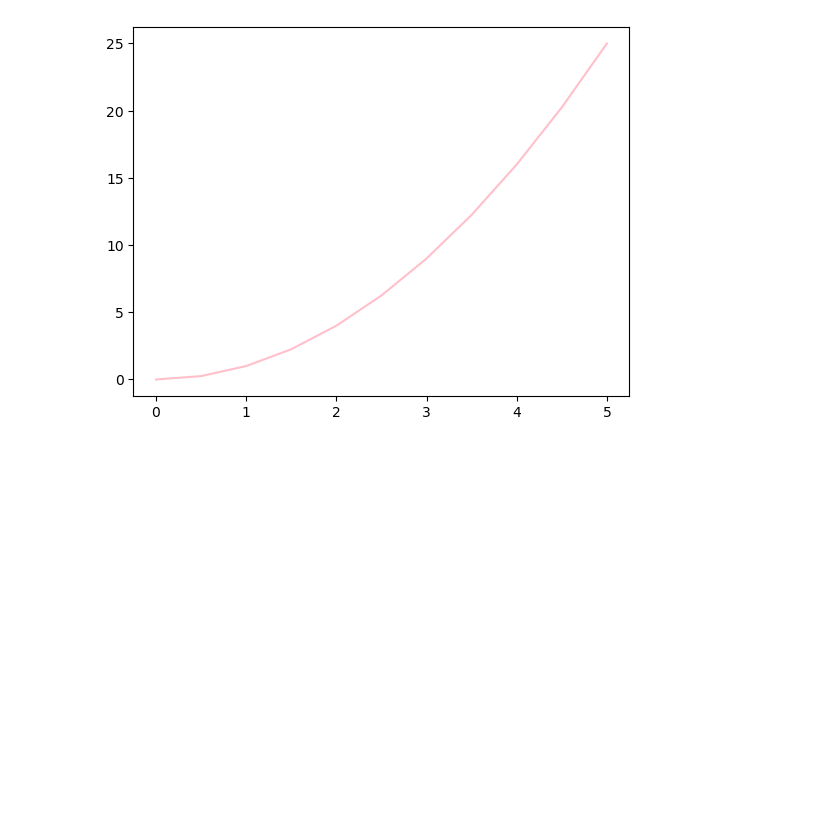
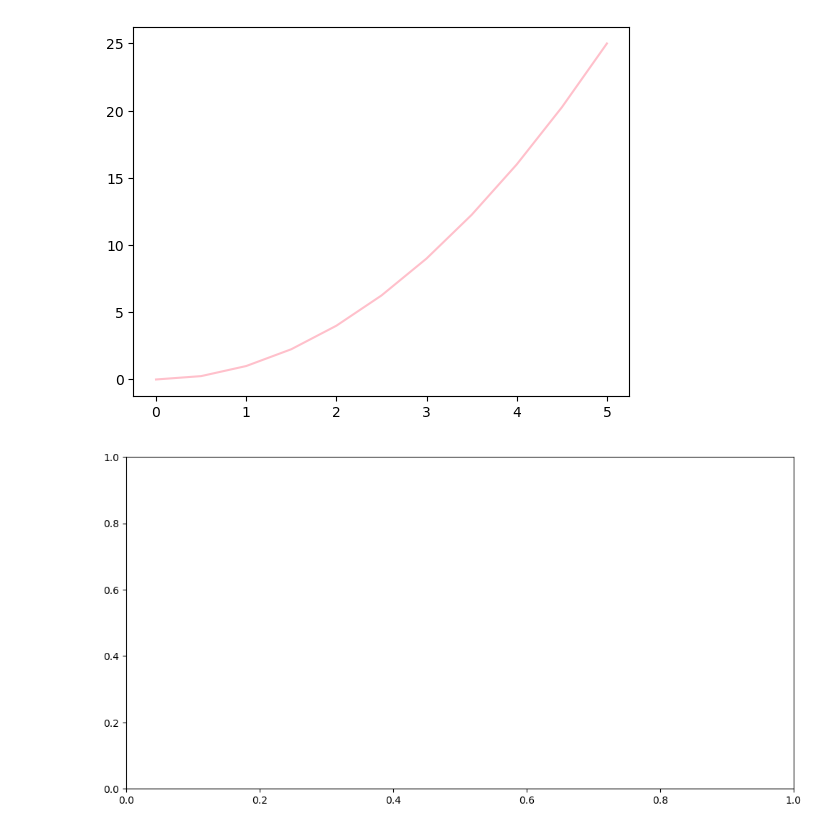
Before and after one commit to Muhammad-Haram/Data-Visualization, a Jupyter notebook: matplotlib.ipynb, the cells around one changed output. Drawn from its saved outputs; the diff is of its cells as text; code cells hidden in the pictures; blank space fills up the shorter version.

```diff
--- a/matplotlib.ipynb
+++ b/matplotlib.ipynb
@@ -100,3 +100,34 @@ plt.plot(x,y,color = 'pink')
 # %% [output]
 [<matplotlib.lines.Line2D at 0x...>]
 [figure]
+# %%
+import numpy as np
+import matplotlib.pyplot as plt
+
+xaxis = np.arange(1, 11)
+
+fig, ax = plt.subplots(figsize=(12, 6))
+
+# ax.plot(xaxis, xaxis + 1, color='red', linewidth=0.25)
+# ax.plot(xaxis, xaxis + 2, color='red', linewidth=0.50)
+# ax.plot(xaxis, xaxis + 3, color='red', linewidth=1.00)
+# ax.plot(xaxis, xaxis + 4, color='red', linewidth=2.00)
+
+# Possible linestyle options
+# ax.plot(xaxis, xaxis + 5, color='green', lw=3, linestyle='-')
+# ax.plot(xaxis, xaxis + 6, color='green', lw=3, ls='--')
+# ax.plot(xaxis, xaxis + 7, color='green', lw=3, ls=':')
+
+# Custom dash
+# line, = ax.plot(xaxis, xaxis + 8, color='black', lw=1.50)
+# line.set_dashes([5, 50, 0, 0])
+
+# Possible marker symbols
+# ax.plot(xaxis, xaxis + 9, color='blue', lw=3, ls='', marker='+')
+# ax.plot(xaxis, xaxis + 10, color='blue', lw=3, ls='--', marker='o')
+# ax.plot(xaxis, xaxis + 11, color='blue', lw=3, ls='--', marker='s')
+# ax.plot(xaxis, xaxis + 12, color='blue', lw=3, ls='--', marker='1')
+
+# plt.show()
+# %% [output]
+[figure, added]
```
Also changed, not shown: 1 other file.
